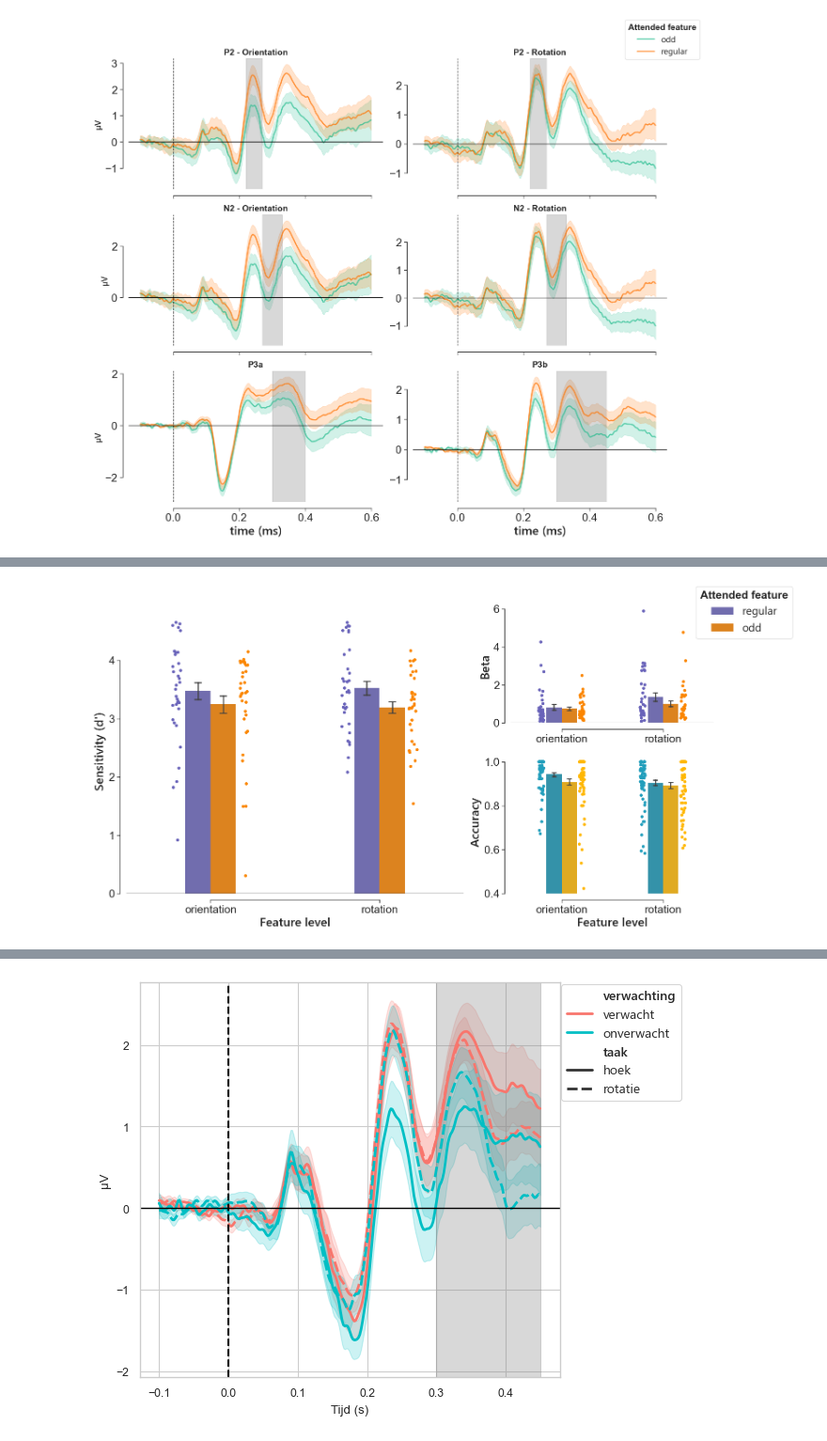
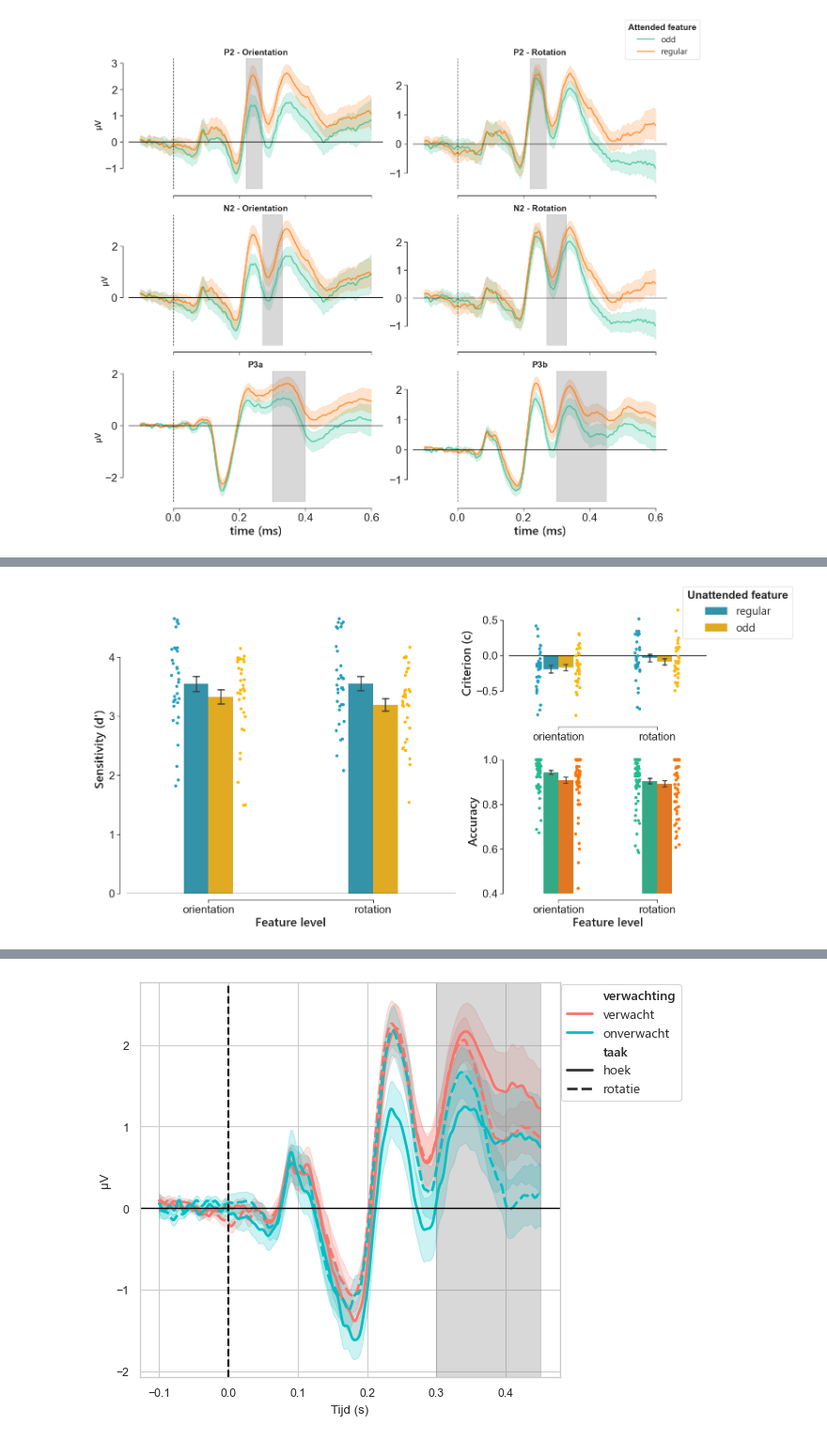
Before and after one commit to maxvanmigem/low-level-visual-prediction-processing, a Jupyter notebook: plotting/figure_plots.ipynb, the cells around one changed output, grey strips where cells are left out. Shown at 94% size. Drawn from its saved outputs; the diff is of its cells as text; code cells hidden in the pictures.

```diff
--- a/plotting/figure_plots.ipynb
+++ b/plotting/figure_plots.ipynb
@@ -497,7 +694,7 @@ plt.show()
 [figure]
 # %%
 # Plot P2
-fig, axes = plt.subplots(2,2, figsize=(14,8), sharey=False, sharex=True)
+fig, axes = plt.subplots(2,2, figsize=(14,9), sharey=False, sharex=True)
 
 sns.set_context("paper")
 sns.set_style("ticks")
@@ -562,7 +759,7 @@ handles, labels = axes.flat[0].get_legend_handles_labels()
 
 # Add a single legend to the figure
 
-legend = fig.legend(handles, labels,title= 'Attended feature',title_fontsize=14, ncol=1, bbox_to_anchor=(1,1),prop={'size': 14, 'family': 'Segoe UI'})
+legend = fig.legend(handles, labels,title= 'Attended feature',title_fontsize=14, ncol=1, bbox_to_anchor=(1,1),prop={'size': 16, 'family': 'Segoe UI'})
 legend.get_title().set_fontweight('bold')
 
 
@@ -593,6 +790,6 @@ axes[0,1].axvline(x=0.24, lw=1, c='black' ,ls='--' )
 axes[1,0].axvline(x=0.29, lw=1, c='black' ,ls='--' )
 axes[1,1].axvline(x=0.34, lw=1, c='black' ,ls='--' )
 sns.despine(offset=10, trim=True)
-plt.tight_layout(rect=[0, 0, 0.9, 1])
+plt.tight_layout(rect=[0, 0, 0.9, 1], h_pad = 6, w_pad = 4)
 plt.show()
 # %% [output]
@@ -624,6 +821,7 @@ sns.set_style("ticks")
 line_colours= ['#219EBC','#FFB703',"#6862B9",'#FB8500',]
 line_colours1= ['#219EBC','#FFB703']
 line_colours2= ["#6862B9",'#FB8500']
+line_colours3= ["#21BC8DB5","#FF7403BD"]
 
 
 # Bar + scatterplot acc
@@ -632,7 +830,7 @@ sns.barplot(behaviour_acc,
             x='feature',
             hue='attended_feature',
             edgecolor= 'none',
-            palette= line_colours1,
+            palette= line_colours3,
             errorbar='se',
             hue_order= ['regular','odd'],
             capsize=.08,
@@ -644,7 +842,7 @@ sns.stripplot(behaviour_acc,
               x='feature',
               hue='attended_feature',
               dodge=True,
-              palette=line_colours1,
+              palette=line_colours3,
               hue_order=['regular', 'odd'],
               ax=axes['bottom right'],
               jitter= 0.05,
@@ -653,11 +851,11 @@ sns.stripplot(behaviour_acc,
 
 # Bar + scatterplot beta
 sns.barplot(behaviour_dprime,
-            y='beta',
+            y='c',
             hue='unattended_feature',
             x='feature',
             edgecolor= 'none',
-            palette= line_colours2,
+            palette= line_colours1,
             hue_order=['regular', 'odd'],
             errorbar='se',
             capsize=.08,
@@ -665,11 +863,11 @@ sns.barplot(behaviour_dprime,
             linewidth=0.2,
             ax = axes['top right'])
 sns.stripplot(behaviour_dprime,
-              y='beta',
+              y='c',
               hue='unattended_feature',
               x='feature',
               dodge=True,
-              palette=line_colours2,
+              palette=line_colours1,
               hue_order=['regular', 'odd'],
               jitter= 0.05,
               size=5,
@@ -683,7 +881,7 @@ sns.barplot(behaviour_dprime,
             hue='unattended_feature',
             x='feature',
             edgecolor= 'none',
-            palette= line_colours2,
+            palette= line_colours1,
             hue_order=['regular', 'odd'],
             errorbar='se',
             capsize=.08,
@@ -695,7 +893,7 @@ sns.stripplot(behaviour_dprime,
               hue='unattended_feature',
               x='feature',
               dodge=True,
-              palette=line_colours2,
+              palette=line_colours1,
               hue_order=['regular', 'odd'],
               jitter= 0.05,
               size=5,
@@ -708,40 +906,40 @@ handles, labels = axes['left'].get_legend_handles_labels()
 
 # Add a single legend to the figure
 
-legend = fig.legend(handles[:2], labels[:2],title = "Attended feature", ncol=1, bbox_to_anchor=(1,1),prop={'size': 18, 'family': 'Segoe UI'})
+legend = fig.legend(handles[:2], labels[:2],title = "Unattended feature", ncol=1, bbox_to_anchor=(1,1),prop={'size': 18, 'family': 'Segoe UI'})
 # plt.legend(title = "Unattended feature")
 legend.get_title().set_fontweight("semibold")
 legend.get_title().set_fontsize(18)
 
 for ax in ax_list:
     axes[ax].axhline(y=0, lw=1, c='black' )
     axes[ax].axhline(y=0, lw=1, c='black' )
     # Change the size of the numbers on the axes
     axes[ax].tick_params(axis='x', labelsize=18)  # Font size for x-axis numbers
     axes[ax].tick_params(axis='y', labelsize=18)
     axes[ax].legend_.remove()
 
 
 axes['bottom right'].set_xlabel('Feature level',fontdict={'family': 'Segoe UI', 'weight' : 'semibold','size':20})
 axes['top right'].set_xlabel('')
 axes['left'].set_xlabel('Feature level',fontdict={'family': 'Segoe UI', 'weight' : 'semibold','size':20})
 axes['left'].set_xticklabels(['orientation','rotation'],fontdict={'family': 'Segoe UI', 'weight' : 'semibold','size':20})
 axes['bottom right'].set_xticklabels(['orientation','rotation'],fontdict={'family': 'Segoe UI', 'weight' : 'semibold','size':20})
 axes['top right'].set_xticklabels(['orientation','rotation'],fontdict={'family': 'Segoe UI', 'weight' : 'semibold','size':20})
 
 axes['bottom right'].set_ylabel('Accuracy', fontdict={'family': 'Segoe UI','weight' : 'semibold','size':20})
-axes['top right'].set_ylabel('Beta', fontdict={'family': 'Segoe UI','weight' : 'semibold','size':20})
+axes['top right'].set_ylabel('Criterion (c)', fontdict={'family': 'Segoe UI','weight' : 'semibold','size':20})
 axes['left'].set_ylabel('Sensitivity (d\')', fontdict={'family': 'Segoe UI','weight' : 'semibold','size':20})
 
 axes['bottom right'].set_ylim(0.4,1.05)
-axes['top right'].set_ylim(0,6)
+# axes['top right'].set_ylim(0,6)
 
 
 sns.despine(offset=10, trim=True)
-plt.tight_layout(rect=[0, 0, .89, 0.95])
+plt.tight_layout(rect=[0, 0, .88, 0.95])
 plt.show()
 # %% [output]
-[figure, old version]
+[figure, new version]
 # %%
 # Behaviour
 
```
Also changed, not shown: parts of 14 cells of this notebook, 24 other files.
